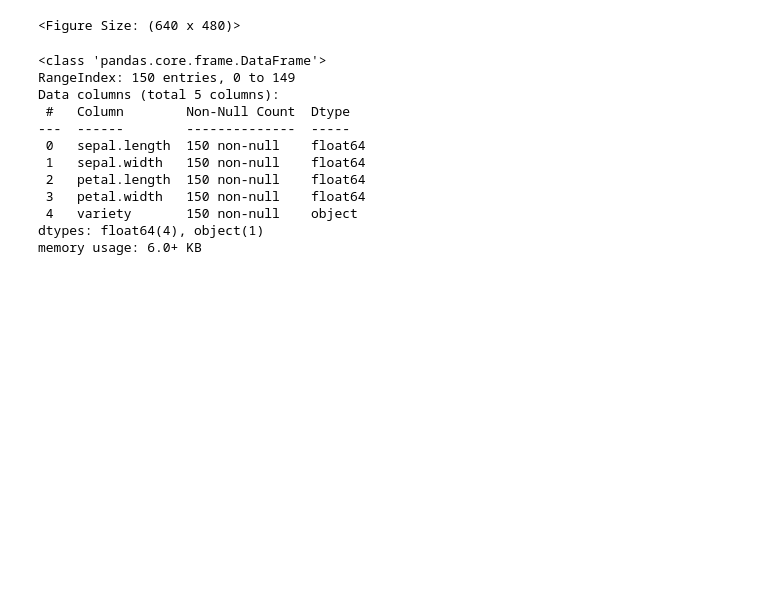
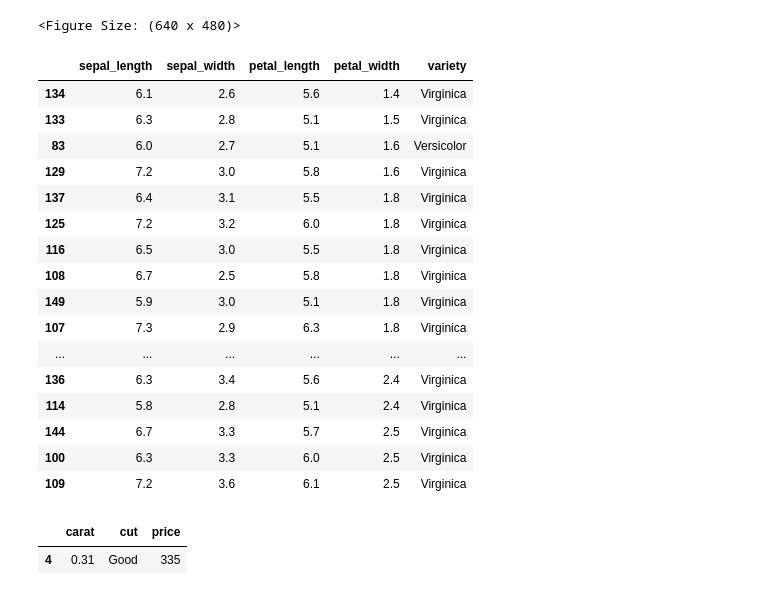
Before and after one commit to metracy/portfolio, a Jupyter notebook: iris.ipynb, the cells around one changed output. Cells and saved outputs as stored; diff of their text form; code cells hidden in the pictures; blank space fills up the shorter version.

```diff
--- a/iris.ipynb
+++ b/iris.ipynb
@@ -35,16 +43,24 @@ df.describe()
 [figure]
 <Figure Size: (640 x 480)>
 # %%
+df_d = DplyFrame(df)
-# %% [output]
-<class 'pandas.core.frame.DataFrame'>
-RangeIndex: 150 entries, 0 to 149
-Data columns (total 5 columns):
- #   Column        Non-Null Count  Dtype
----  ------        --------------  -----
- 0   sepal.length  150 non-null    float64
- 1   sepal.width   150 non-null    float64
- 2   petal.length  150 non-null    float64
- 3   petal.width   150 non-null    float64
- 4   variety       150 non-null    object
-dtypes: float64(4), object(1)
-memory usage: 6.0+ KB
+# %%
+(df_d >> sift(X.petal_length > 5, X.petal_width < 4) >> arrange(X.petal_width))
+# %% [output]
+|  | sepal_length | sepal_width | petal_length | petal_width | variety |
+| 134 | 6.1 | 2.6 | 5.6 | 1.4 | Virginica |
+| 133 | 6.3 | 2.8 | 5.1 | 1.5 | Virginica |
+| 83 | 6.0 | 2.7 | 5.1 | 1.6 | Versicolor |
+| 129 | 7.2 | 3.0 | 5.8 | 1.6 | Virginica |
+| 137 | 6.4 | 3.1 | 5.5 | 1.8 | Virginica |
+| 125 | 7.2 | 3.2 | 6.0 | 1.8 | Virginica |
+| 116 | 6.5 | 3.0 | 5.5 | 1.8 | Virginica |
+| 108 | 6.7 | 2.5 | 5.8 | 1.8 | Virginica |
+| 149 | 5.9 | 3.0 | 5.1 | 1.8 | Virginica |
+| 107 | 7.3 | 2.9 | 6.3 | 1.8 | Virginica |
+| ... | ... | ... | ... | ... | ... |
+| 136 | 6.3 | 3.4 | 5.6 | 2.4 | Virginica |
+| 114 | 5.8 | 2.8 | 5.1 | 2.4 | Virginica |
+| 144 | 6.7 | 3.3 | 5.7 | 2.5 | Virginica |
+| 100 | 6.3 | 3.3 | 6.0 | 2.5 | Virginica |
+| 109 | 7.2 | 3.6 | 6.1 | 2.5 | Virginica |
@@ -50,0 +70,6 @@ memory usage: 6.0+ KB
+# %%
+(df >>
+ select(X.carat, X.cut, X.price) >> sift(X.carat > 0.29))
+# %% [output]
+|  | carat | cut | price |
+| 4 | 0.31 | Good | 335 |
```
Also changed, not shown: parts of 6 cells of this notebook.
